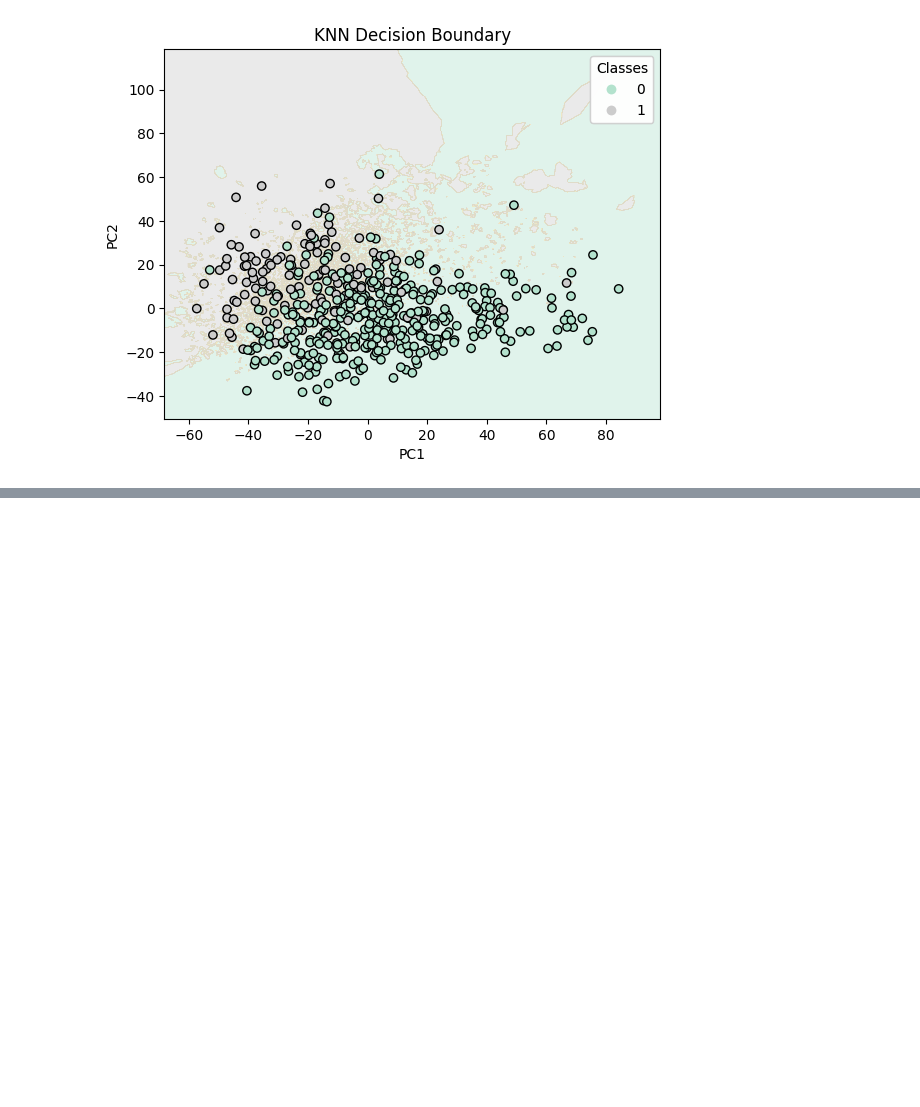
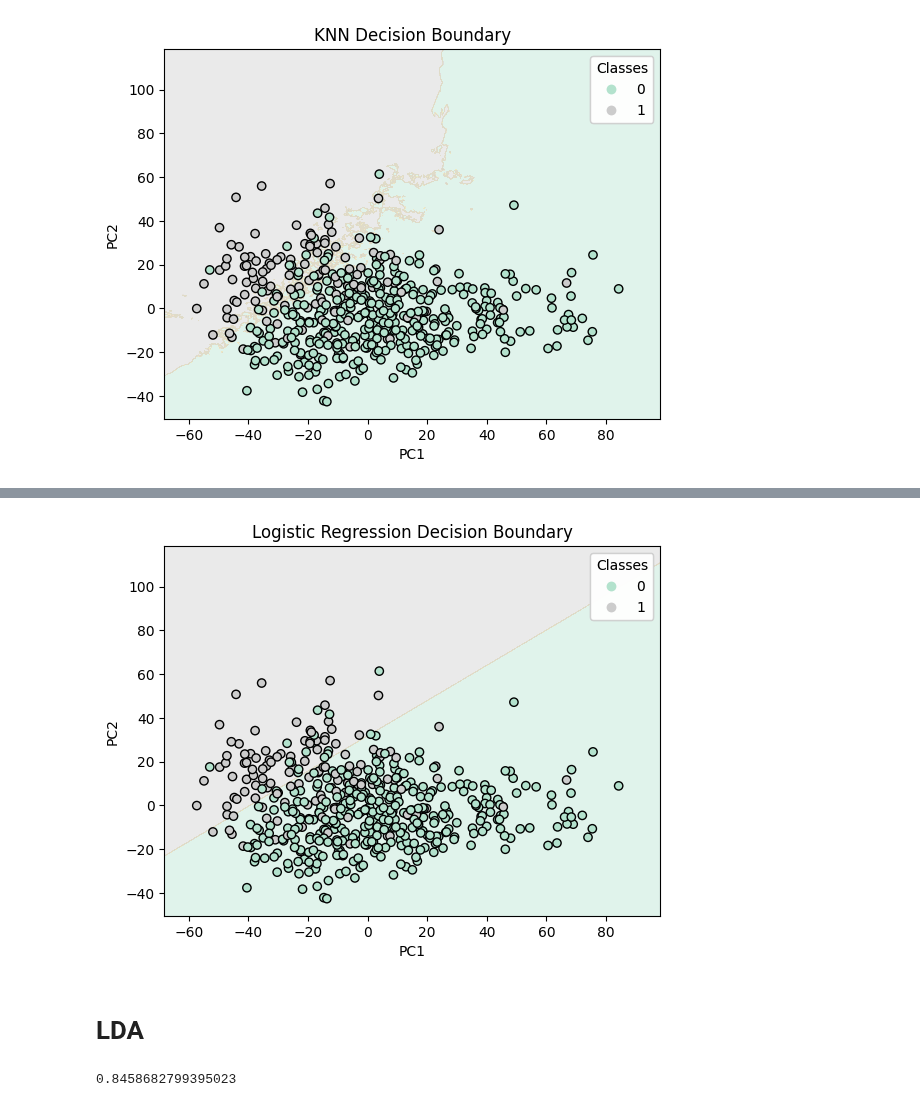
Before and after one commit to maximiliann97/Big-data-MVE441, a Jupyter notebook: HW1.ipynb, the cells around one changed output, grey strips where cells are left out. Drawn from its saved outputs; the diff is of its cells as text; code cells hidden in the pictures; blank space fills up the shorter version.

```diff
--- a/HW1.ipynb
+++ b/HW1.ipynb
@@ -233,6 +234,8 @@ import matplotlib.pyplot as plt
 from sklearn.decomposition import PCA
 from sklearn.datasets import make_classification
 from sklearn.neighbors import KNeighborsClassifier
+# Uncomment of not performed the cross validation
+best_k = 31
 
 pca = PCA(n_components=2)
 train_features_pca = pca.fit_transform(train_features)
@@ -287,0 +309,36 @@ X = np.delete(raw_data_copy, 17, 1)
+# %%
+# Train a Logistic regression classifier on the projected data
+LogReg = LogisticRegression(random_state=0)
+LogReg.fit(train_features_pca, train_labels)
+
+# Create a meshgrid of points to represent the entire feature space
+x_min, x_max = train_features_pca[:, 0].min() - 1, train_features_pca[:, 0].max() + 1
+y_min, y_max = train_features_pca[:, 1].min() - 1, train_features_pca[:, 1].max() + 1
+xx, yy = np.meshgrid(np.arange(x_min, x_max, 0.1), np.arange(y_min, y_max, 0.1))
+
+# Classify each point in the meshgrid using the trained KNeighborsClassifier model
+Z = LogReg.predict(np.c_[xx.ravel(), yy.ravel()])
+Z = Z.reshape(xx.shape)
+# %%
+# Plot the data points, colored by their true labels, and the decision boundary
+fig, ax = plt.subplots()
+ax.contourf(xx, yy, Z, alpha=0.4, cmap=plt.get_cmap('Pastel2'))
+ploten = ax.scatter(train_features_pca[1:500, 0], train_features_pca[1:500, 1], c=train_labels[1:500], cmap=plt.get_cmap('Pastel2'), edgecolor='k')
+legend1 = ax.legend(*ploten.legend_elements(),
+                    loc="upper right", title="Classes")
+ax.add_artist(legend1)
+ax.set_xlabel('PC1')
+ax.set_ylabel('PC2')
+ax.set_title('Logistic Regression Decision Boundary')
+plt.show()
+# %% [output]
+[figure, added]
+# %% [markdown]
+# LDA
+# %%
+from sklearn.discriminant_analysis import LinearDiscriminantAnalysis
+LDA = LinearDiscriminantAnalysis(solver='lsqr', shrinkage='auto')
+LDA.fit(train_features, train_labels)
+print(LDA.score(test_features, test_labels))
+# %% [output]
+0.8458682799395023
```
Also changed, not shown: parts of 9 cells of this notebook.
